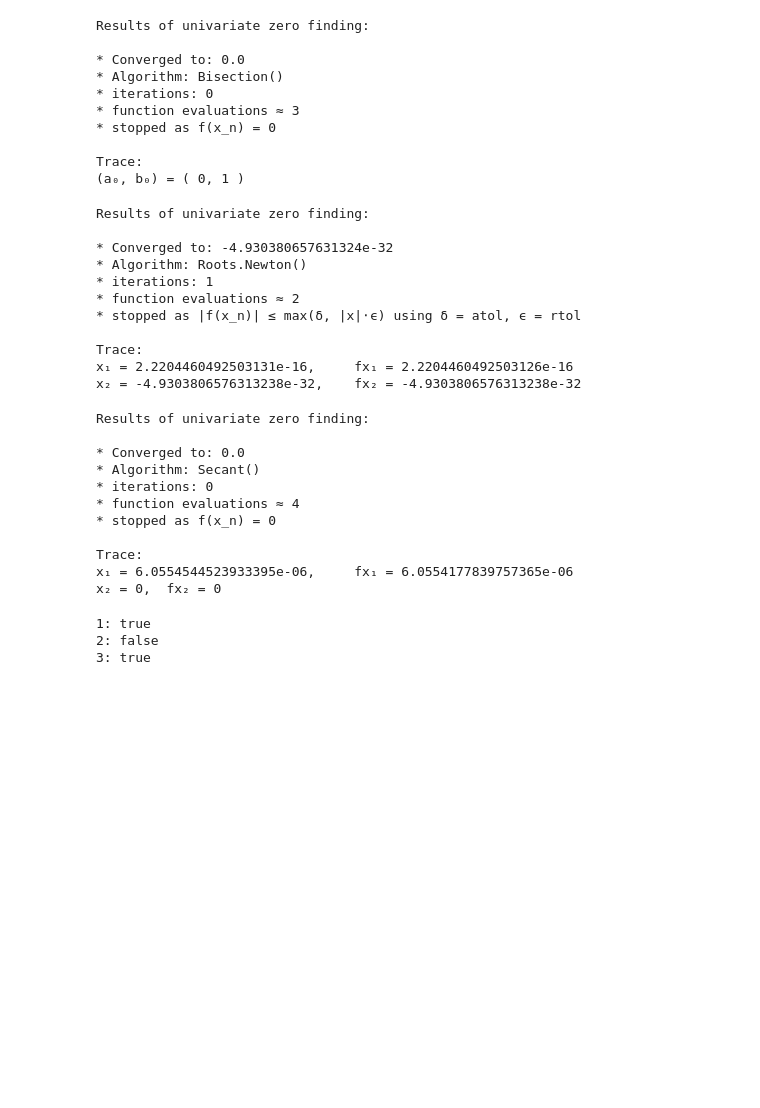
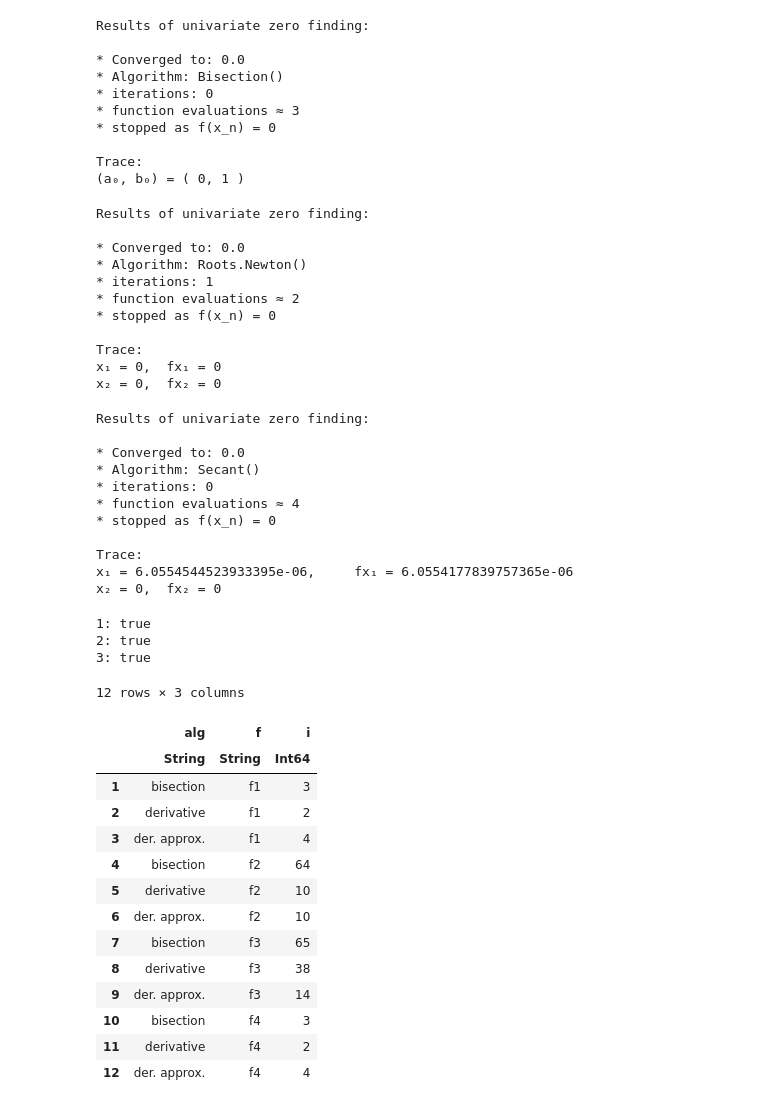
Before and after one commit to superiorshrimp/MOWNiT, a Jupyter notebook: lab8/lab8.ipynb, the cells around one changed output. Drawn from its saved outputs; the diff is of its cells as text; code cells hidden in the pictures; blank space fills up the shorter version.

```diff
--- a/lab8/lab8.ipynb
+++ b/lab8/lab8.ipynb
@@ -220,49 +268,69 @@ println(iszero(f4(x)))
 #2
 print("2: ")
 D(f4) = x -> ForwardDiff.derivative(f4, float(x))
-x = find_zero((f4, D(f4)), eps(1.0), Roots.Newton(), verbose = true)
+x = find_zero((f4, D(f4)), 0, Roots.Newton(), verbose = true)
 println(iszero(f4(x)))
 
 #3
 print("3: ")
 x = find_zero(f4, 0, verbose = true)
 println(iszero(f4(x)))
+
+#
+push!(df, ["bisection", "f4", 3])
+push!(df, ["derivative", "f4", 2])
+push!(df, ["der. approx.", "f4", 4])
 # %% [output]
 Results of univariate zero finding:
 
 * Converged to: 0.0
 * Algorithm: Bisection()
 * iterations: 0
 * function evaluations ≈ 3
 * stopped as f(x_n) = 0
 
 Trace:
 (a₀, b₀) = ( 0, 1 )
 Results of univariate zero finding:
 
-* Converged to: -4.930380657631324e-32
+* Converged to: 0.0
 * Algorithm: Roots.Newton()
 * iterations: 1
 * function evaluations ≈ 2
-* stopped as |f(x_n)| ≤ max(δ, |x|⋅ϵ) using δ = atol, ϵ = rtol
+* stopped as f(x_n) = 0
 
 Trace:
-x₁ = 2.2204460492503131e-16,     fx₁ = 2.2204460492503126e-16
-x₂ = -4.9303806576313238e-32,    fx₂ = -4.9303806576313238e-32
+x₁ = 0,  fx₁ = 0
+x₂ = 0,  fx₂ = 0
 Results of univariate zero finding:
 
 * Converged to: 0.0
 * Algorithm: Secant()
 * iterations: 0
 * function evaluations ≈ 4
 * stopped as f(x_n) = 0
 
 Trace:
 x₁ = 6.0554544523933395e-06,     fx₁ = 6.0554177839757365e-06
 x₂ = 0,  fx₂ = 0
 1: true
-2: false
+2: true
 3: true
+12 rows × 3 columns
+|  | alg | f | i |
+|  | String | String | Int64 |
+| 1 | bisection | f1 | 3 |
+| 2 | derivative | f1 | 2 |
+| 3 | der. approx. | f1 | 4 |
+| 4 | bisection | f2 | 64 |
+| 5 | derivative | f2 | 10 |
+| 6 | der. approx. | f2 | 10 |
+| 7 | bisection | f3 | 65 |
+| 8 | derivative | f3 | 38 |
+| 9 | der. approx. | f3 | 14 |
+| 10 | bisection | f4 | 3 |
+| 11 | derivative | f4 | 2 |
+| 12 | der. approx. | f4 | 4 |
 # %%
 plot(f5, -10:0.01:10)
 # %%
```
Also changed, not shown: parts of 9 cells of this notebook.
